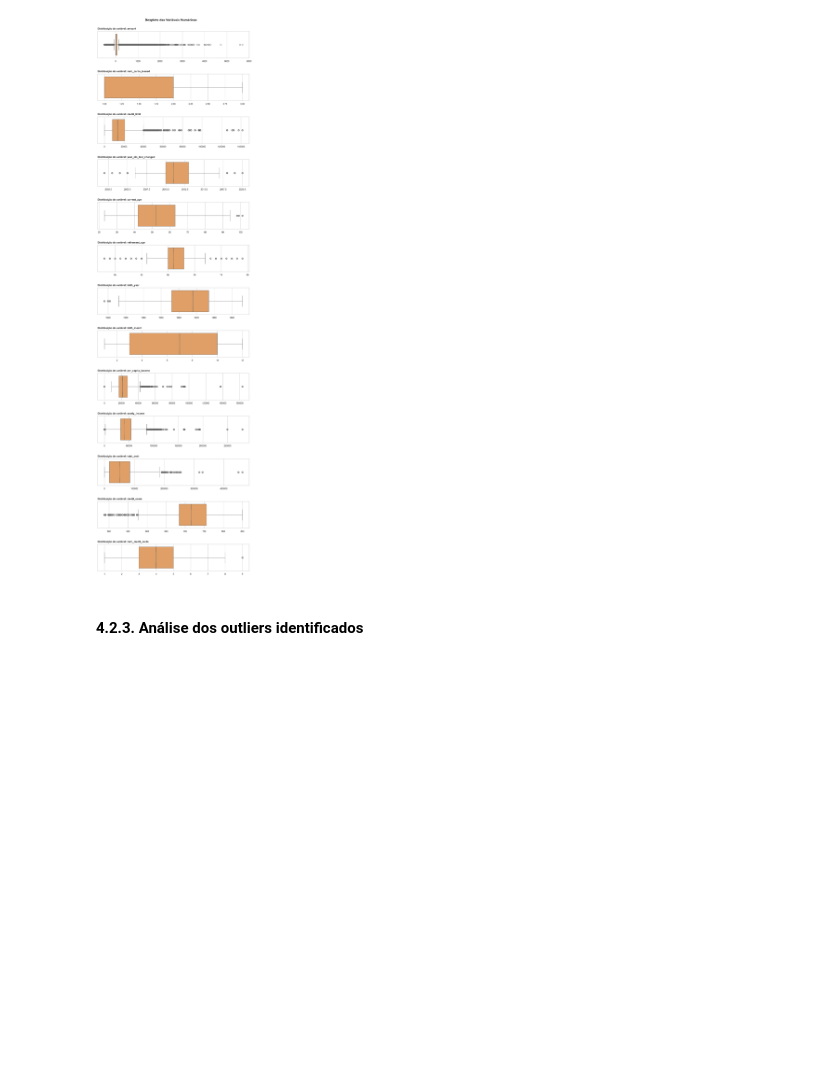
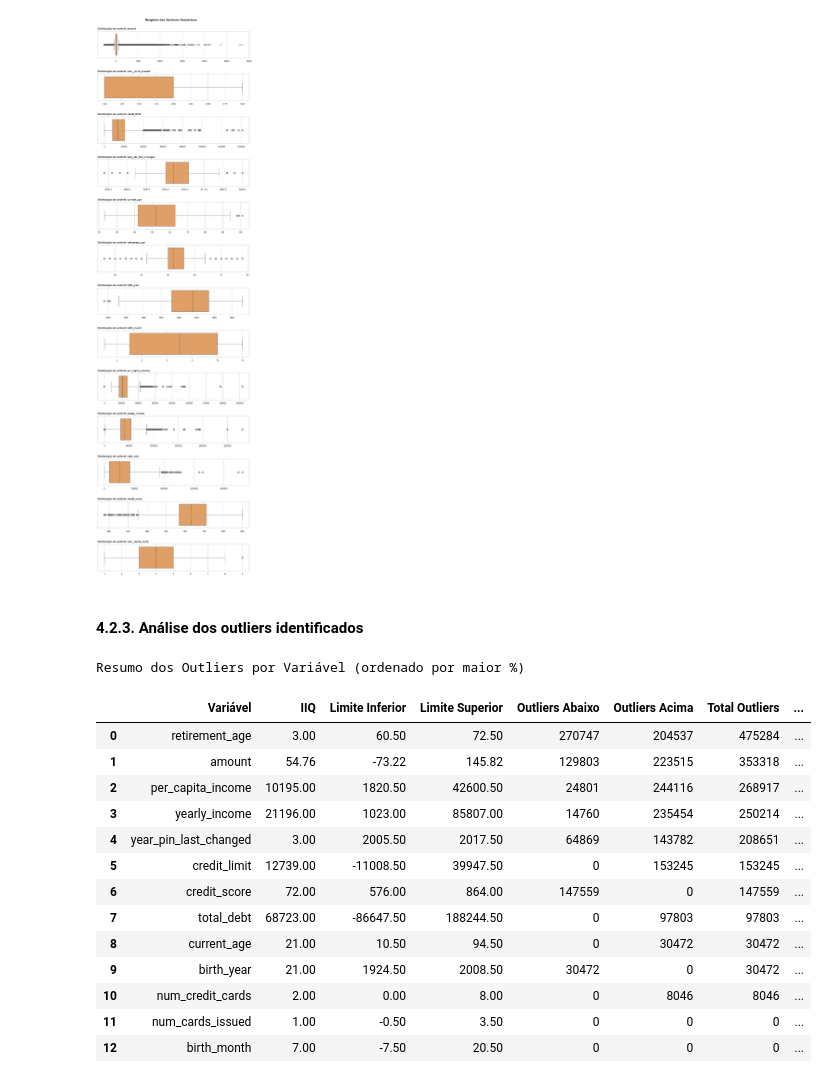
Before and after one commit to emso-exe/Deteccao_de_fraude_em_transacoes_financeiras, a Jupyter notebook: 001_analise_exploratoria.ipynb, the cells around one changed output. Saved outputs shown, nothing was run; the diff lists cells and outputs as text; code cells hidden in the pictures; blank space fills up the shorter version.

Commit message:
feat: Geração de tabela para análise dos outliers.

```diff
--- a/001_analise_exploratoria.ipynb
+++ b/001_analise_exploratoria.ipynb
@@ -427,3 +427,68 @@ plt.show()
 [figure]
 # %% [markdown]
 #### 4.2.3. Análise dos outliers identificados
+# %%
+# Seleciona as variáveis numéricas e remove as colunas indesejadas
+colunas_numericas = df_train_val.select_dtypes(
+    include=['number']).columns.drop(colunas_excluir)
+
+# Lista para armazenar as informações de outliers por coluna
+resultados_outliers = []
+
+for col in colunas_numericas:
+    # Calcula quartis e intervalo interquartil (IIQ)
+    Q1 = df_train_val[col].quantile(.25)
+    Q3 = df_train_val[col].quantile(.75)
+    IIQ = Q3 - Q1
+
+    # Define limites inferior e superior para outliers
+    limite_inferior = Q1 - 1.5 * IIQ
+    limite_superior = Q3 + 1.5 * IIQ
+
+    # Contagem de outliers abaixo e acima dos limites
+    outliers_abaixo = (df_train_val[col] < limite_inferior).sum()
+    outliers_acima = (df_train_val[col] > limite_superior).sum()
+
+    # Calcula a quantidade total de outliers fora dos limites
+    total_outliers = outliers_acima + outliers_abaixo
+
+    # Calcula a porcentagem total de outliers fora dos limites
+    total_outliers_perc = total_outliers / df_train_val.shape[0]
+
+    # Armazena resultados em um dicionário
+    resultados_outliers.append({
+        'Variável': col,
+        'IIQ': IIQ,
+        'Limite Inferior': limite_inferior,
+        'Limite Superior': limite_superior,
+        'Outliers Abaixo': outliers_abaixo,
+        'Outliers Acima': outliers_acima,
+        'Total Outliers': total_outliers,
+        '% Outliers': round(total_outliers_perc * 100, 3)
+    })
+
+# Converte a lista de dicionários em um DataFrame
+df_outliers = pd.DataFrame(resultados_outliers)
+
+# Ordena o DataFrame pela % de outliers em ordem decrescente
+df_outliers.sort_values(by='% Outliers', ascending=False, inplace=True)
+
+# Exibe o DataFrame com os resultados
+print('\nResumo dos Outliers por Variável (ordenado por maior %)')
+display(df_outliers.reset_index(drop=True))
+# %% [output]
+Resumo dos Outliers por Variável (ordenado por maior %)
+|  | Variável | IIQ | Limite Inferior | Limite Superior | Outliers Abaixo | Outliers Acima | Total Outliers | ... |
+| 0 | retirement_age | 3.00 | 60.50 | 72.50 | 270747 | 204537 | 475284 | ... |
+| 1 | amount | 54.76 | -73.22 | 145.82 | 129803 | 223515 | 353318 | ... |
+| 2 | per_capita_income | 10195.00 | 1820.50 | 42600.50 | 24801 | 244116 | 268917 | ... |
+| 3 | yearly_income | 21196.00 | 1023.00 | 85807.00 | 14760 | 235454 | 250214 | ... |
+| 4 | year_pin_last_changed | 3.00 | 2005.50 | 2017.50 | 64869 | 143782 | 208651 | ... |
+| 5 | credit_limit | 12739.00 | -11008.50 | 39947.50 | 0 | 153245 | 153245 | ... |
+| 6 | credit_score | 72.00 | 576.00 | 864.00 | 147559 | 0 | 147559 | ... |
+| 7 | total_debt | 68723.00 | -86647.50 | 188244.50 | 0 | 97803 | 97803 | ... |
+| 8 | current_age | 21.00 | 10.50 | 94.50 | 0 | 30472 | 30472 | ... |
+| 9 | birth_year | 21.00 | 1924.50 | 2008.50 | 30472 | 0 | 30472 | ... |
+| 10 | num_credit_cards | 2.00 | 0.00 | 8.00 | 0 | 8046 | 8046 | ... |
+| 11 | num_cards_issued | 1.00 | -0.50 | 3.50 | 0 | 0 | 0 | ... |
+| 12 | birth_month | 7.00 | -7.50 | 20.50 | 0 | 0 | 0 | ... |
```
